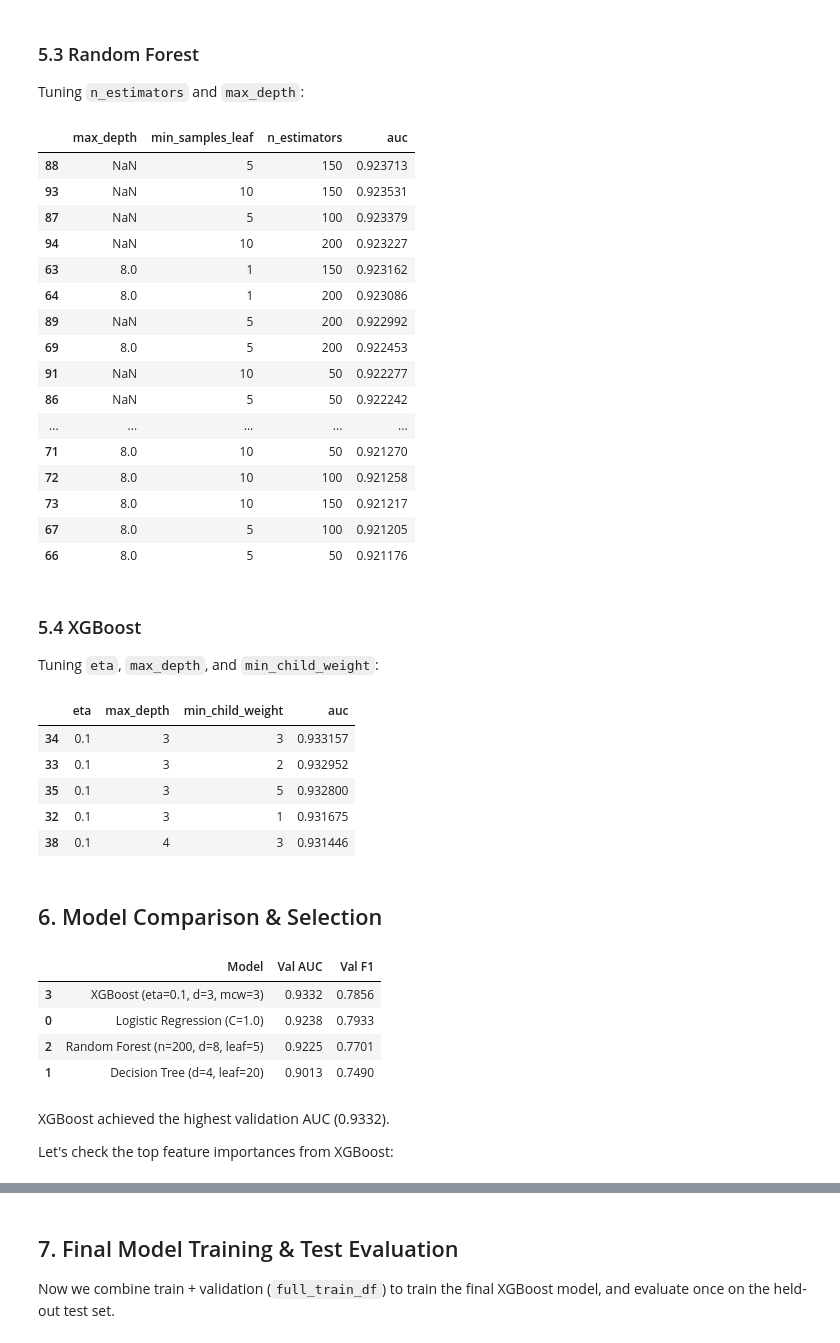
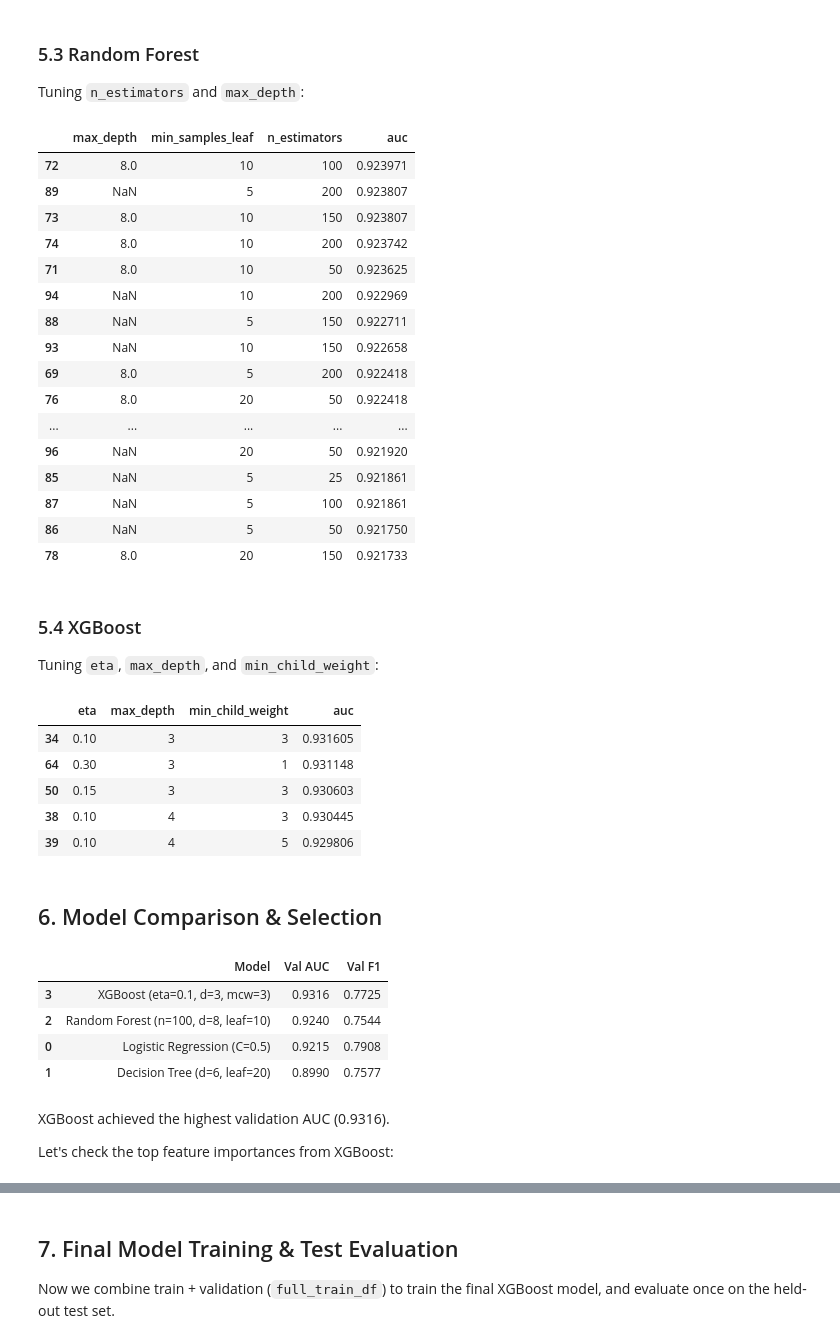
Before and after one commit to ROKOLYT/Student-Dropout-Prediction, a Jupyter notebook: project.ipynb, the cells around one changed output, grey strips where cells are left out. Saved outputs shown, nothing was run; the diff lists cells and outputs as text; code cells hidden in the pictures.

```diff
--- a/project.ipynb
+++ b/project.ipynb
@@ -180,0 +276,4 @@ plt.show()
+# %%
+cols_to_drop = mi_series[mi_series < 0.01].index
+cols_to_drop = cols_to_drop[cols_to_drop != 'nacionality']  # Identified as potentially useful previously
+df_reduced = df.drop(columns=cols_to_drop)
@@ -187,7 +288,7 @@ from sklearn.model_selection import train_test_split
 from sklearn.feature_extraction import DictVectorizer
 
 # Split 80% full_train, 20% test
-full_train_df, test_df = train_test_split(df, test_size=0.2, random_state=42, stratify=df['target'])
+full_train_df, test_df = train_test_split(df_reduced, test_size=0.2, random_state=42, stratify=df_reduced['target'])
 
 # Split full_train into 60% train and 20% val
 train_df, val_df = train_test_split(full_train_df, test_size=0.25, random_state=42, stratify=full_train_df['target'])
@@ -293,22 +394,22 @@ scores_df = pd.DataFrame(scores, columns=['max_depth', 'min_samples_leaf', 'n_es
 scores_df.head(20)
 # %% [output]
 |  | max_depth | min_samples_leaf | n_estimators | auc |
-| 88 | NaN | 5 | 150 | 0.923713 |
-| 93 | NaN | 10 | 150 | 0.923531 |
-| 87 | NaN | 5 | 100 | 0.923379 |
-| 94 | NaN | 10 | 200 | 0.923227 |
-| 63 | 8.0 | 1 | 150 | 0.923162 |
-| 64 | 8.0 | 1 | 200 | 0.923086 |
-| 89 | NaN | 5 | 200 | 0.922992 |
-| 69 | 8.0 | 5 | 200 | 0.922453 |
-| 91 | NaN | 10 | 50 | 0.922277 |
-| 86 | NaN | 5 | 50 | 0.922242 |
+| 72 | 8.0 | 10 | 100 | 0.923971 |
+| 89 | NaN | 5 | 200 | 0.923807 |
+| 73 | 8.0 | 10 | 150 | 0.923807 |
+| 74 | 8.0 | 10 | 200 | 0.923742 |
+| 71 | 8.0 | 10 | 50 | 0.923625 |
+| 94 | NaN | 10 | 200 | 0.922969 |
+| 88 | NaN | 5 | 150 | 0.922711 |
+| 93 | NaN | 10 | 150 | 0.922658 |
+| 69 | 8.0 | 5 | 200 | 0.922418 |
+| 76 | 8.0 | 20 | 50 | 0.922418 |
 | ... | ... | ... | ... | ... |
-| 71 | 8.0 | 10 | 50 | 0.921270 |
-| 72 | 8.0 | 10 | 100 | 0.921258 |
-| 73 | 8.0 | 10 | 150 | 0.921217 |
-| 67 | 8.0 | 5 | 100 | 0.921205 |
-| 66 | 8.0 | 5 | 50 | 0.921176 |
+| 96 | NaN | 20 | 50 | 0.921920 |
+| 85 | NaN | 5 | 25 | 0.921861 |
+| 87 | NaN | 5 | 100 | 0.921861 |
+| 86 | NaN | 5 | 50 | 0.921750 |
+| 78 | 8.0 | 20 | 150 | 0.921733 |
 # %% [markdown]
 ### 5.4 XGBoost
 Tuning `eta`, `max_depth`, and `min_child_weight`:
@@ -341,19 +442,19 @@ scores_df = pd.DataFrame(scores, columns=['eta', 'max_depth', 'min_child_weight'
 scores_df.head(5)
 # %% [output]
 |  | eta | max_depth | min_child_weight | auc |
-| 34 | 0.1 | 3 | 3 | 0.933157 |
-| 33 | 0.1 | 3 | 2 | 0.932952 |
-| 35 | 0.1 | 3 | 5 | 0.932800 |
-| 32 | 0.1 | 3 | 1 | 0.931675 |
-| 38 | 0.1 | 4 | 3 | 0.931446 |
+| 34 | 0.10 | 3 | 3 | 0.931605 |
+| 64 | 0.30 | 3 | 1 | 0.931148 |
+| 50 | 0.15 | 3 | 3 | 0.930603 |
+| 38 | 0.10 | 4 | 3 | 0.930445 |
+| 39 | 0.10 | 4 | 5 | 0.929806 |
 # %% [markdown]
 ## 6. Model Comparison & Selection
 # %%
 # Compare tuned models on validation set
 models = {
-    'Logistic Regression (C=1.0)': LogisticRegression(solver='liblinear', C=1.0, random_state=42, max_iter=1000).fit(X_train, y_train),
-    'Decision Tree (d=4, leaf=20)': DecisionTreeClassifier(max_depth=4, min_samples_leaf=20, random_state=42).fit(X_train, y_train),
-    'Random Forest (n=200, d=8, leaf=5)': RandomForestClassifier(n_estimators=200, max_depth=8, min_samples_leaf=5, random_state=42, n_jobs=-1).fit(X_train, y_train),
+    'Logistic Regression (C=0.5)': LogisticRegression(solver='liblinear', C=0.5, random_state=42, max_iter=1000).fit(X_train, y_train),
+    'Decision Tree (d=6, leaf=20)': DecisionTreeClassifier(max_depth=6, min_samples_leaf=20, random_state=42).fit(X_train, y_train),
+    'Random Forest (n=100, d=8, leaf=10)': RandomForestClassifier(n_estimators=100, max_depth=8, min_samples_leaf=10, random_state=42, n_jobs=-1).fit(X_train, y_train),
 }
 
 results = []
@@ -362,39 +463,39 @@ for name, m in models.items():
     pred = (proba >= 0.5).astype(int)
     results.append({
         'Model': name,
         'Val AUC': roc_auc_score(y_val, proba),
         'Val F1': f1_score(y_val, pred),
     })
 
 # Add best XGBoost
 xgb_params = {
     'eta': 0.1,
     'max_depth': 3,
     'min_child_weight': 3,
     'objective': 'binary:logistic',
     'eval_metric': 'auc',
     'seed': 42
 }
 best_xgb = xgb.train(xgb_params, dtrain, num_boost_round=100)
 xgb_val_proba = best_xgb.predict(dval)
 xgb_val_pred = (xgb_val_proba >= 0.5).astype(int)
 
 results.append({
     'Model': 'XGBoost (eta=0.1, d=3, mcw=3)',
     'Val AUC': roc_auc_score(y_val, xgb_val_proba),
     'Val F1': f1_score(y_val, xgb_val_pred),
 })
 
 comp_df = pd.DataFrame(results).sort_values(by='Val AUC', ascending=False)
 display(comp_df.round(4))
 # %% [output]
 |  | Model | Val AUC | Val F1 |
-| 3 | XGBoost (eta=0.1, d=3, mcw=3) | 0.9332 | 0.7856 |
-| 0 | Logistic Regression (C=1.0) | 0.9238 | 0.7933 |
-| 2 | Random Forest (n=200, d=8, leaf=5) | 0.9225 | 0.7701 |
-| 1 | Decision Tree (d=4, leaf=20) | 0.9013 | 0.7490 |
+| 3 | XGBoost (eta=0.1, d=3, mcw=3) | 0.9316 | 0.7725 |
+| 2 | Random Forest (n=100, d=8, leaf=10) | 0.9240 | 0.7544 |
+| 0 | Logistic Regression (C=0.5) | 0.9215 | 0.7908 |
+| 1 | Decision Tree (d=6, leaf=20) | 0.8990 | 0.7577 |
 # %% [markdown]
-XGBoost achieved the highest validation AUC (0.9332).
+XGBoost achieved the highest validation AUC (0.9316).
 
 Let's check the top feature importances from XGBoost:
 # %%
```
Also changed, not shown: parts of 16 cells of this notebook, 2 other files.
